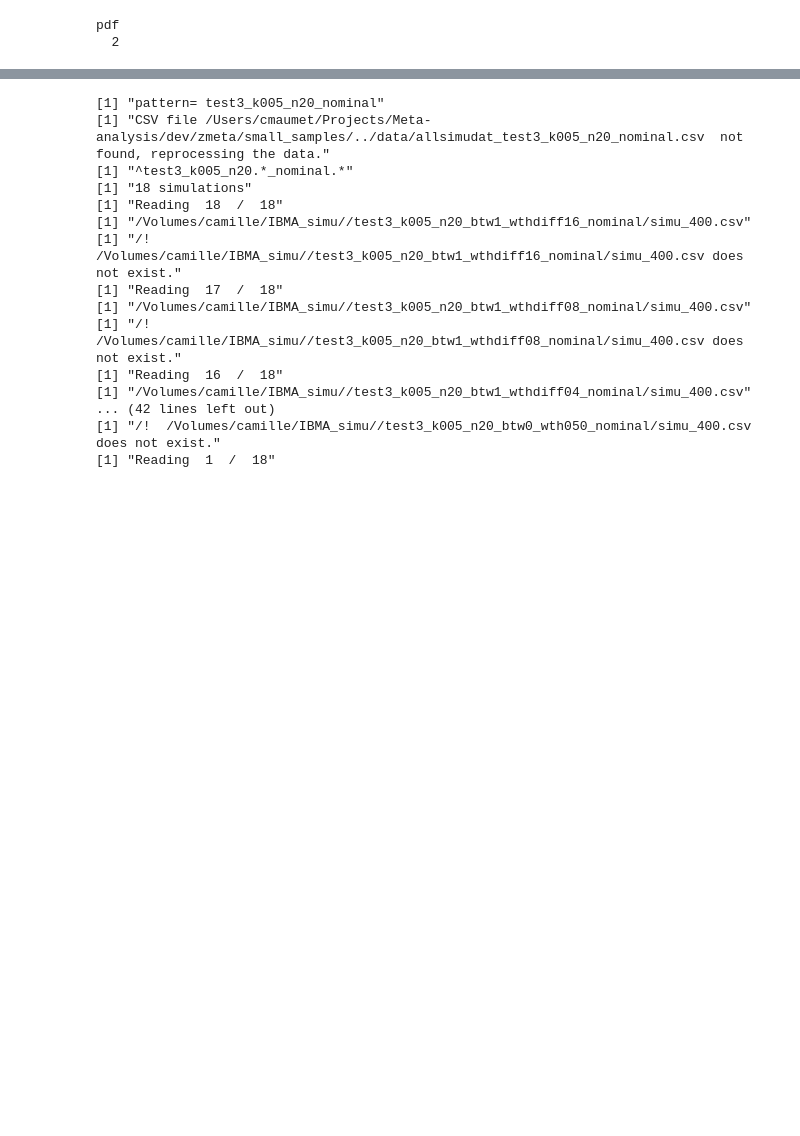
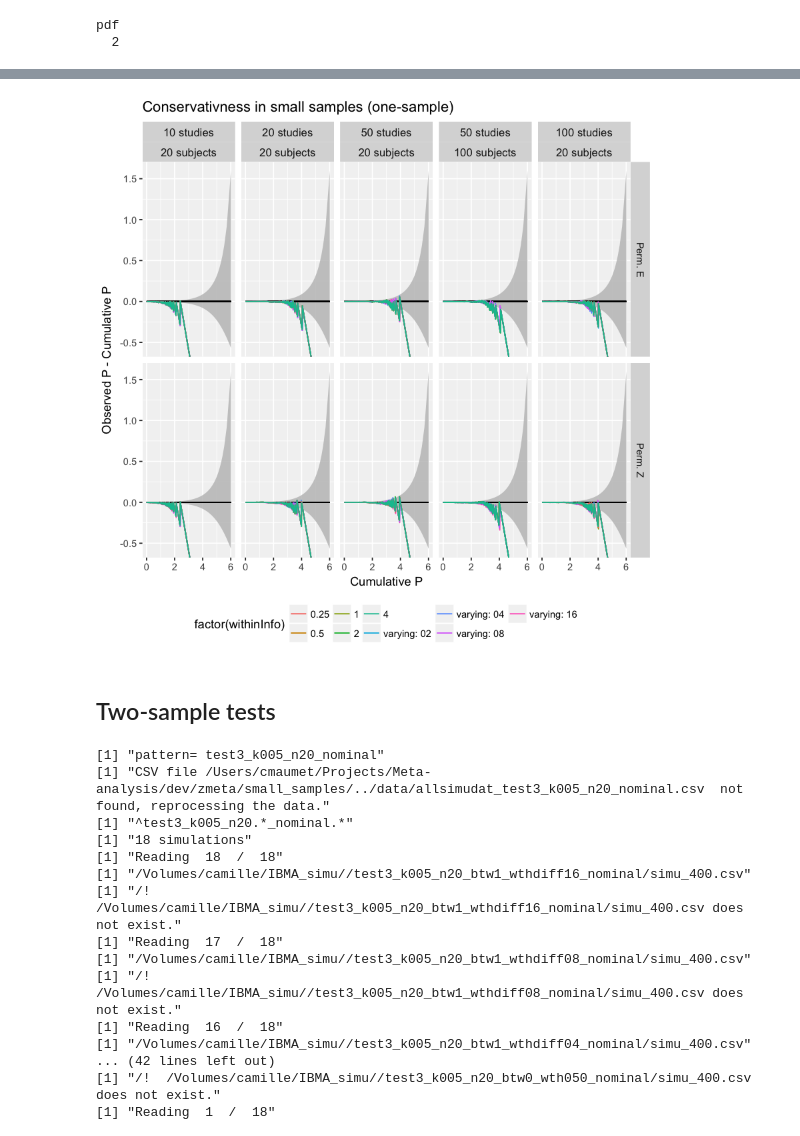
Before and after one commit to cmaumet/zmeta, a Jupyter notebook: small_samples/plot_small_sample.ipynb, the cells around one changed output, grey strips where cells are left out. Saved outputs shown, nothing was run; the diff lists cells and outputs as text; code cells hidden in the pictures; blank space fills up the shorter version.

```diff
--- a/small_samples/plot_small_sample.ipynb
+++ b/small_samples/plot_small_sample.ipynb
@@ -228,3 +231,14 @@ p <- plot_qq_p(
+# %%
+possibly_conservative_methods <- c("permutCon","permutZ", "stouffersMFX")
+p <- plot_qq_p(
+    list(subset(simu2, methods %in% possibly_conservative_methods & Between==1)),
+    formula=methods~nStudies+nSubjects, "Conservativness in small samples (one-sample)",
+    mult=FALSE, lim=NA, filename=NA)
+print(p)
+# %% [output]
+[figure, added]
+# %% [markdown]
+## Two-sample tests
 # %%
 simu3_k05 <- load_data_from_csv('^test3_k005_n20.*_nominal.*', '/Volumes/camille/IBMA_simu/')
 simu3_k10 <- load_data_from_csv('^test3_k010_n20.*_nominal.*', '/Volumes/camille/IBMA_simu/')
```
Also changed, not shown: parts of 3 cells of this notebook, 3 other files.
